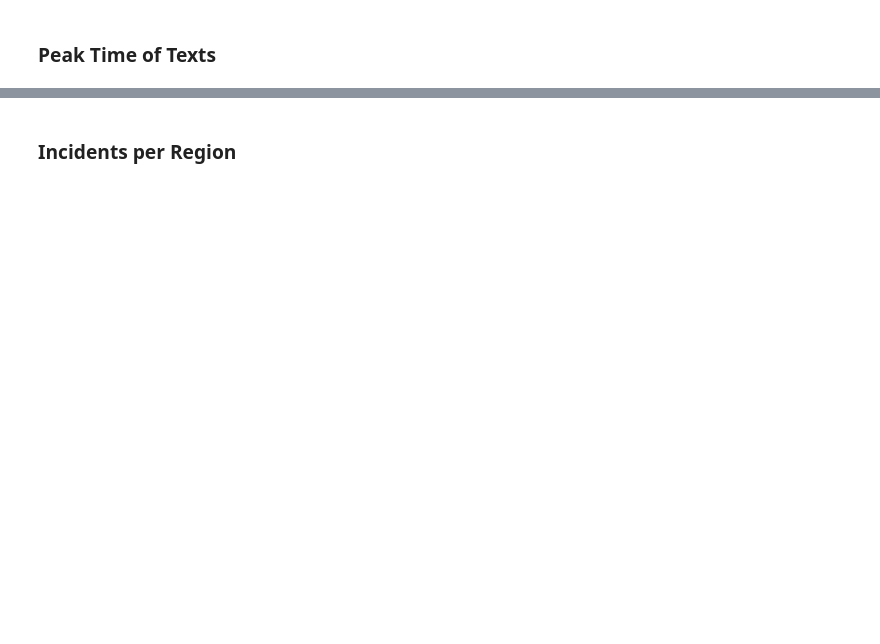
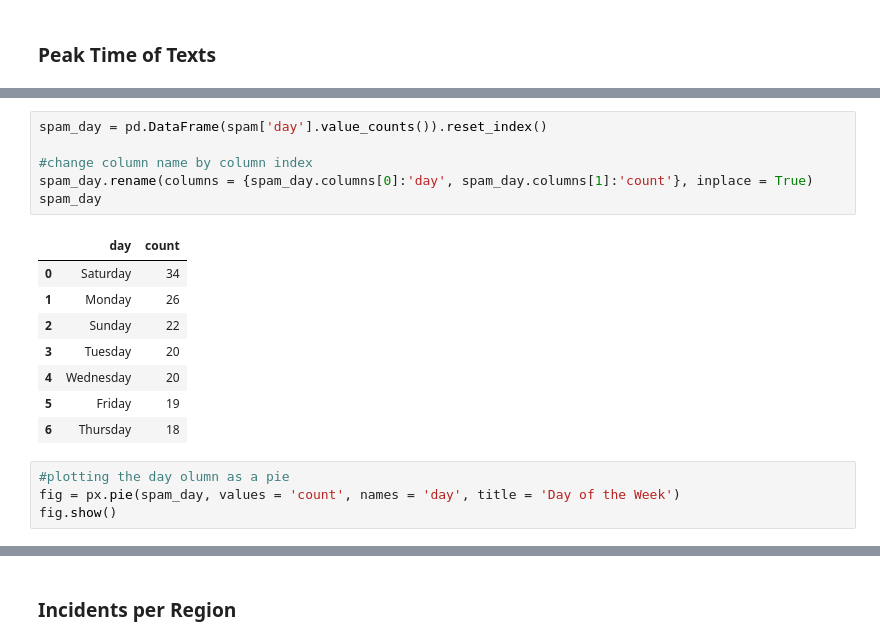
Before and after one commit to AGR-Yes/ScamMessagesPhilippines, a Jupyter notebook: Phase_3.ipynb, the cells around one changed output, grey strips where cells are left out. Cells and saved outputs as stored; diff of their text form; blank space fills up the shorter version.

```diff
--- a/Phase_3.ipynb
+++ b/Phase_3.ipynb
@@ -262,0 +317,19 @@ fig.show()
+# %%
+spam_day = pd.DataFrame(spam['day'].value_counts()).reset_index()
+
+#change column name by column index
+spam_day.rename(columns = {spam_day.columns[0]:'day', spam_day.columns[1]:'count'}, inplace = True)
+spam_day
+# %% [output]
+|  | day | count |
+| 0 | Saturday | 34 |
+| 1 | Monday | 26 |
+| 2 | Sunday | 22 |
+| 3 | Tuesday | 20 |
+| 4 | Wednesday | 20 |
+| 5 | Friday | 19 |
+| 6 | Thursday | 18 |
+# %%
+#plotting the day olumn as a pie
+fig = px.pie(spam_day, values = 'count', names = 'day', title = 'Day of the Week')
+fig.show()
```
Also changed, not shown: parts of 19 cells of this notebook, 2 other files.
